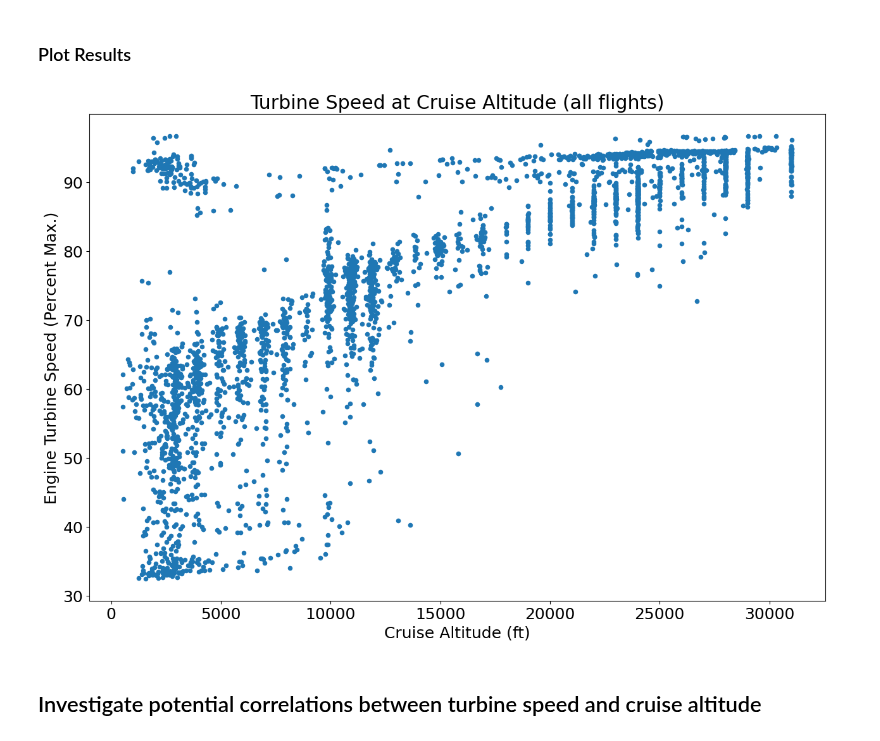
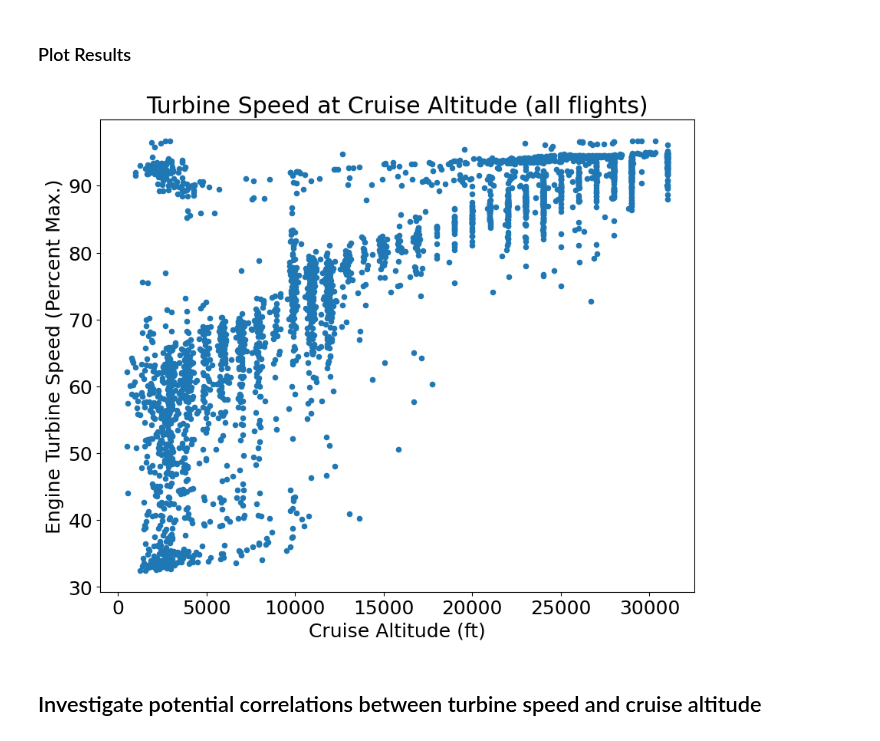
Before and after one commit to 309thEDDGE/opal, a Jupyter notebook: rcc_notebooks/dask_demo.ipynb, the cells around one changed output. Saved outputs shown, nothing was run; the diff lists cells and outputs as text; code cells hidden in the pictures.

```diff
--- a/rcc_notebooks/dask_demo.ipynb
+++ b/rcc_notebooks/dask_demo.ipynb
@@ -196,13 +196,13 @@ https://opal.opalacceptance.dso.mil/user/douglas.fenwick/proxy/8787/status
 # %%
 df.plot(
     kind="scatter", x=altitude, y=rpm,
     xlabel="Cruise Altitude (ft)", ylabel="Engine Turbine Speed (Percent Max.)",
     title="Turbine Speed at Cruise Altitude (all flights)",
-    figsize=(15, 10)
+    figsize=(10, 8)
 )
 plt.show()
 # %% [output]
-[figure, old version]
+[figure, new version]
 # %% [markdown]
 ## Investigate potential correlations between turbine speed and cruise altitude
 # %% [markdown]
```
Also changed, not shown: parts of 1 cell of this notebook, 5 other files.
